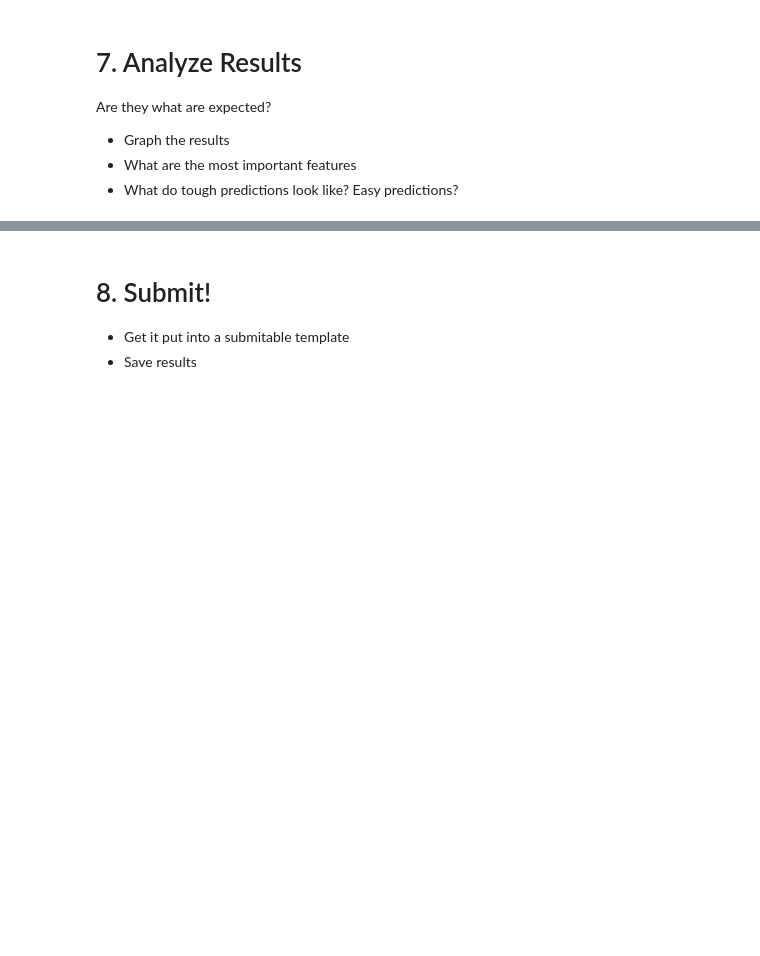
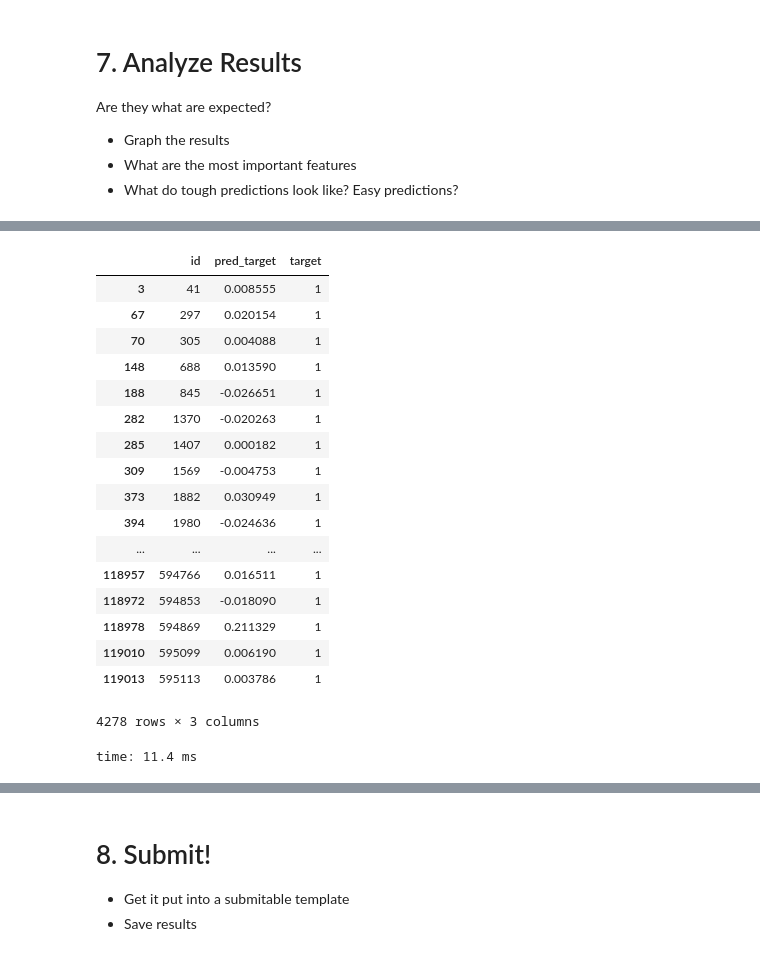
Before and after one commit to jamesdietle/PortoDriver, a Jupyter notebook: Porto-seguro-safe-driver-prediction.ipynb, the cells around one changed output, grey strips where cells are left out. Cells and saved outputs as stored; diff of their text form; code cells hidden in the pictures; blank space fills up the shorter version.

```diff
--- a/Porto-seguro-safe-driver-prediction.ipynb
+++ b/Porto-seguro-safe-driver-prediction.ipynb
@@ -514,0 +634,23 @@ Are they what are expected?
+# %%
+## Looks at the ones equal to target 1
+submission.loc[submission['target'] == 1]
+# %% [output]
+|  | id | pred_target | target |
+| 3 | 41 | 0.008555 | 1 |
+| 67 | 297 | 0.020154 | 1 |
+| 70 | 305 | 0.004088 | 1 |
+| 148 | 688 | 0.013590 | 1 |
+| 188 | 845 | -0.026651 | 1 |
+| 282 | 1370 | -0.020263 | 1 |
+| 285 | 1407 | 0.000182 | 1 |
+| 309 | 1569 | -0.004753 | 1 |
+| 373 | 1882 | 0.030949 | 1 |
+| 394 | 1980 | -0.024636 | 1 |
+| ... | ... | ... | ... |
+| 118957 | 594766 | 0.016511 | 1 |
+| 118972 | 594853 | -0.018090 | 1 |
+| 118978 | 594869 | 0.211329 | 1 |
+| 119010 | 595099 | 0.006190 | 1 |
+| 119013 | 595113 | 0.003786 | 1 |
+4278 rows × 3 columns
+time: 11.4 ms
```
Also changed, not shown: parts of 71 cells of this notebook.
